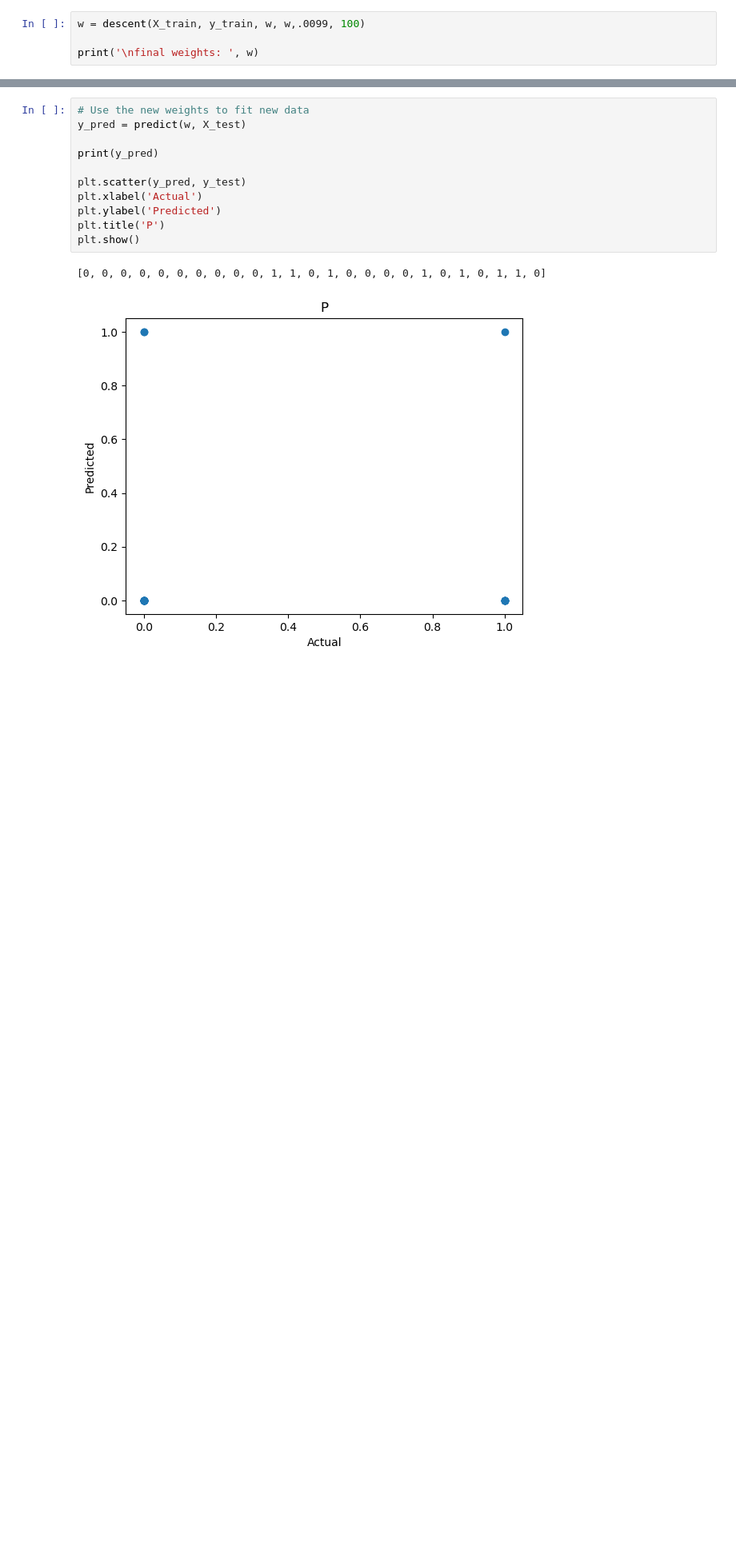
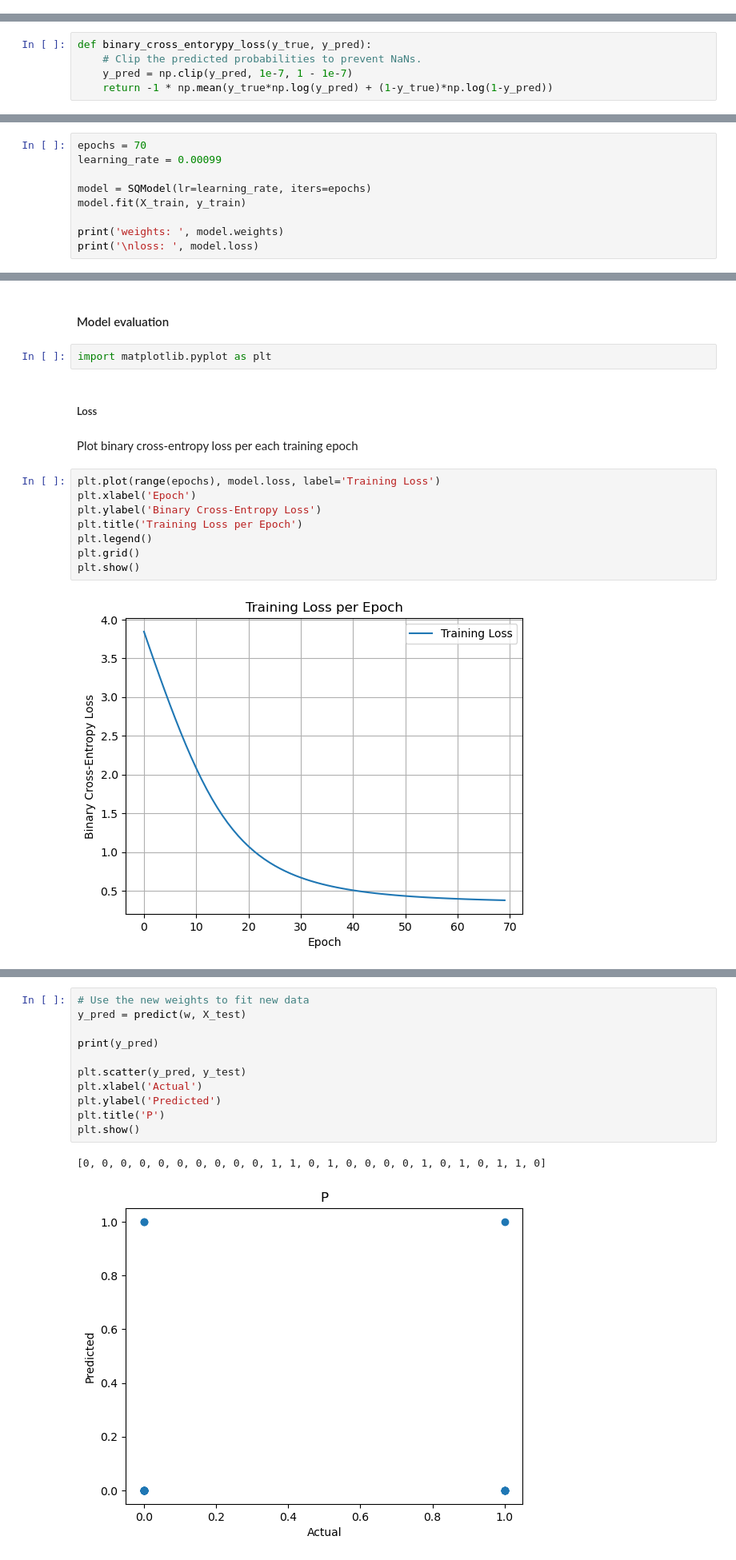
Before and after one commit to denpalrius/AI-Machine-Learning-Practice, a Jupyter notebook: logistic_regression/seminal_quality_prediction_oop.ipynb, the cells around one changed output, grey strips where cells are left out. Shown: that part at 80% size. Cells and saved outputs as stored; diff of their text form; blank space fills up the shorter version.

```diff
--- a/logistic_regression/seminal_quality_prediction_oop.ipynb
+++ b/logistic_regression/seminal_quality_prediction_oop.ipynb
@@ -222,4 +8,0 @@ Training the Model
-# %%
-w = descent(X_train, y_train, w, w,.0099, 100)
-
-print('\nfinal weights: ', w)
@@ -238,0 +22,5 @@ def predict(w, X):
+# %%
+def binary_cross_entorypy_loss(y_true, y_pred):
+    # Clip the predicted probabilities to prevent NaNs.
+    y_pred = np.clip(y_pred, 1e-7, 1 - 1e-7)
+    return -1 * np.mean(y_true*np.log(y_pred) + (1-y_true)*np.log(1-y_pred))
@@ -238,0 +178,9 @@ def predict(w, X):
+# %%
+epochs = 70
+learning_rate = 0.00099
+
+model = SQModel(lr=learning_rate, iters=epochs)
+model.fit(X_train, y_train)
+
+print('weights: ', model.weights)
+print('\nloss: ', model.loss)
@@ -238,0 +203,18 @@ def predict(w, X):
+# %% [markdown]
+#### Model evaluation
+# %%
+import matplotlib.pyplot as plt
+# %% [markdown]
+##### Loss
+# %% [markdown]
+Plot binary cross-entropy loss per each training epoch
+# %%
+plt.plot(range(epochs), model.loss, label='Training Loss')
+plt.xlabel('Epoch')
+plt.ylabel('Binary Cross-Entropy Loss')
+plt.title('Training Loss per Epoch')
+plt.legend()
+plt.grid()
+plt.show()
+# %% [output]
+[figure, added]
```
Also changed, not shown: parts of 54 cells of this notebook, 1 other file.
